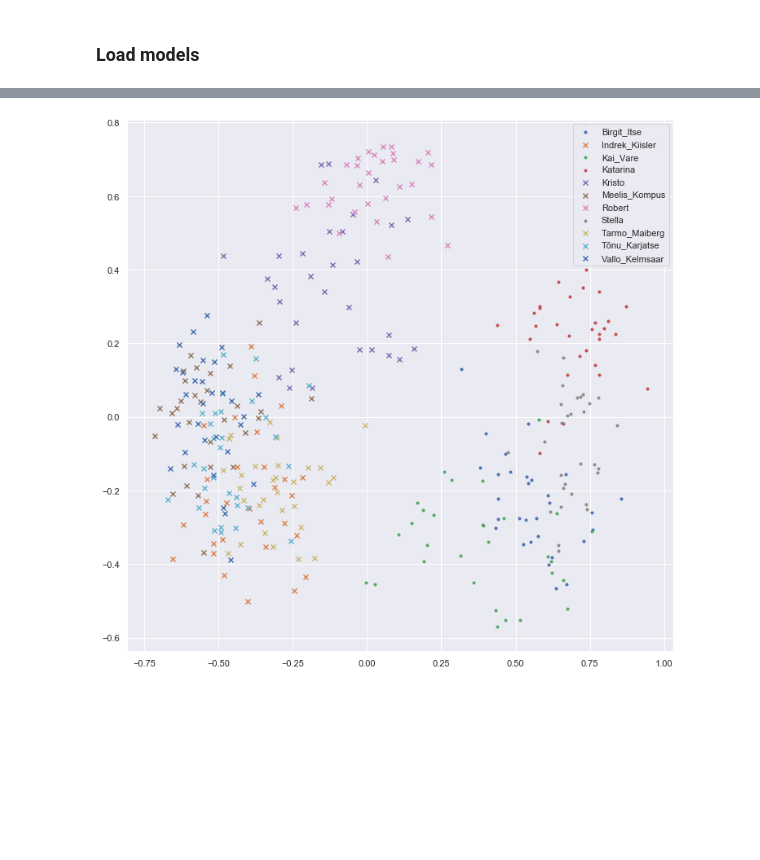
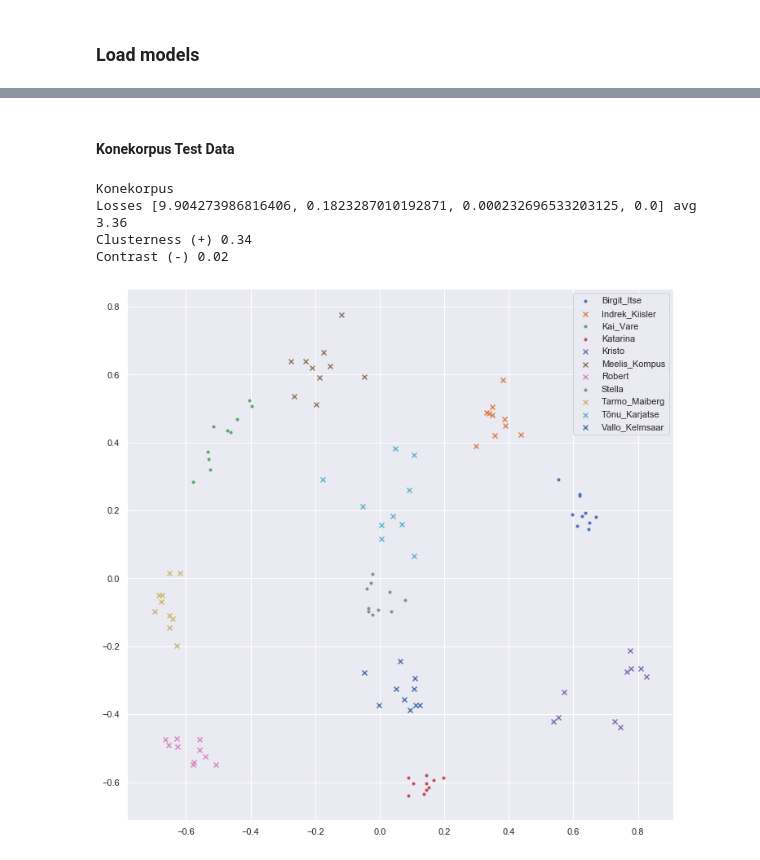
Before and after one commit to GeronimoOM/multi-speaker-tacotron2, a Jupyter notebook: speaker_encoder.ipynb, the cells around one changed output, grey strips where cells are left out. Cells and saved outputs as stored; diff of their text form; code cells hidden in the pictures; blank space fills up the shorter version.

```diff
--- a/speaker_encoder.ipynb
+++ b/speaker_encoder.ipynb
@@ -68,6 +56,21 @@ def pca_plot(embeddings, labels, genders=None):
         marker = None if genders is None else ('x' if genders[label] else '.')
         plt.scatter(embeddings_2d[label_index, 0], embeddings_2d[label_index, 1], label=label, marker=marker)
     plt.legend()
+# %%
+from sklearn.metrics.pairwise import linear_kernel
+
+def embedding_stats(embeddings, N, M):
+    losses = [SpeakerEncoderLoss(N, M, w, -5.0)(embeddings, None).item()
+              for w in [5.0, 10.0, 20.0, 40.0]]
+    S = linear_kernel(embeddings)
+    C = [S[j*M:j*(M+1), j*M:j*(M+1)] for j in range(N)]
+    C_sum = sum([c.sum() for c in C])
+    clusterness = C_sum / (N*M*M)
+    contrast = (S.sum() - C_sum) / (N*(N-1)*M*M)
+
+    print('Losses', losses, 'avg', format(sum(losses)/3, '.2f'))
+    print('Clusterness (+)', format(clusterness, '.2f'))
+    print('Contrast (-)', format(contrast, '.2f'))
 # %%
 hparams = create_hparams()
 stft = init_stft(hparams)
@@ -87,7 +90,7 @@ test_common_voice.head()
 konekorpus_speakers = ["Meelis_Kompus", "Tarmo_Maiberg", "Birgit_Itse", "Vallo_Kelmsaar", "Indrek_Kiisler",
                        "Tõnu_Karjatse", "Kai_Vare", "Katarina", "Kristo", "Robert", "Stella"]
 
-test_konekorpus = pd.read_csv('/Users/olehmatsuk/Thesis/data_files/konekorpus_fragments_test.csv')
+test_konekorpus = pd.read_csv('/Users/olehmatsuk/Thesis/data_files/new/konekorpus_test.csv')
 test_konekorpus['speaker'] = test_konekorpus['speaker'].apply(lambda s: konekorpus_speakers[s])
 test_konekorpus.head()
 # %% [output]
@@ -136,7 +139,9 @@ vctk_speakers_genders = {f'p{row[0]}': 1 if row[2] == 'M' else 0
 # %%
 test_konekorpus_sample = []
 for speaker in test_konekorpus['speaker'].unique():
-    test_konekorpus_sample.append(test_konekorpus.loc[test_konekorpus['speaker'] == speaker].sample(30))
+    speaker_sample = test_konekorpus.loc[(test_konekorpus['speaker'] == speaker) & \
+                                         (test_konekorpus['mel_len'] >= F)].sample(10)
+    test_konekorpus_sample.append(speaker_sample)
 test_konekorpus_sample = pd.concat(test_konekorpus_sample)
 test_konekorpus_sample.head()
 # %% [output]
@@ -168,3 +184,3 @@ test_konekorpus_sample.shape, test_vctk_sample.shape
 # %%
-checkpoint_path = '/Users/olehmatsuk/Thesis/runs/speaker_c_Jun23_22_42_54/checkpoint_45000'
-model = load_model(checkpoint_path)
+checkpoint_path = '/Users/olehmatsuk/Thesis/runs/speaker_k_Jun24_19_41_51/checkpoint_25000'
+model_k = load_model(checkpoint_path)
@@ -171,5 +196,13 @@ model = load_model(checkpoint_path)
+# %% [markdown]
+#### Konekorpus Test Data
 # %%
-embeddings_konekorpus = get_embeddings(model, test_konekorpus_sample, konekorpus_dir)
+print('Konekorpus')
+embeddings_konekorpus = get_embeddings(model_k, test_konekorpus_sample, konekorpus_dir)
+embedding_stats(embeddings_konekorpus, 11, 10)
 pca_plot(embeddings_konekorpus, test_konekorpus_sample['speaker'], konekorpus_speakers_genders)
 # %% [output]
+Konekorpus
+Losses [9.904273986816406, 0.1823287010192871, 0.000232696533203125, 0.0] avg 3.36
+Clusterness (+) 0.34
+Contrast (-) 0.02
-[figure, old version]
+[figure, new version]
```
Also changed, not shown: parts of 27 cells of this notebook, 7 other files.
